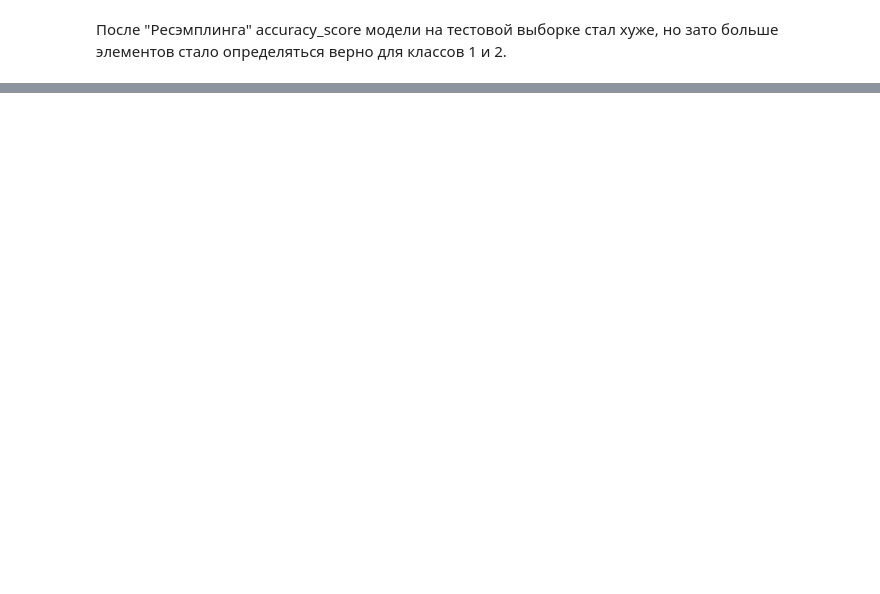
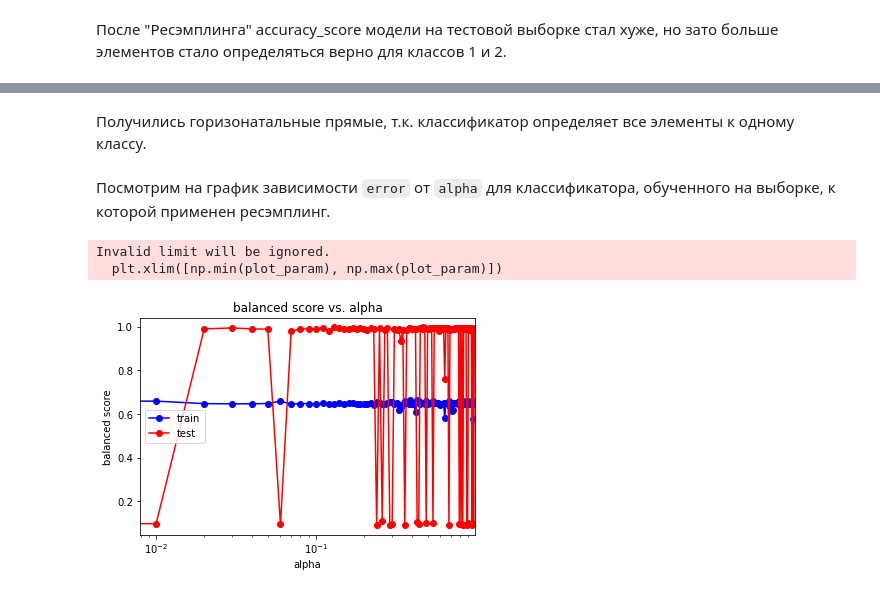
Before and after one commit to Step2Victory/Machine-Learning, a Jupyter notebook: notebook.ipynb, the cells around one changed output, grey strips where cells are left out. Saved outputs shown, nothing was run; the diff lists cells and outputs as text; code cells hidden in the pictures; blank space fills up the shorter version.

```diff
--- a/notebook.ipynb
+++ b/notebook.ipynb
@@ -467,0 +533,9 @@ array([[1545,    9,   41,    2],
+# %%
+mlp_model_resample = MLPClassifier(hidden_layer_sizes = (100,),
+                          solver = 'sgd',
+                          activation = 'tanh',
+                          max_iter=2000,
+                            alpha= 0.001,
+                          random_state = 1)
+# %%
+mlp_model_resample.fit(X_train_resample, Y_train_resample)
@@ -467,0 +634,11 @@ array([[1545,    9,   41,    2],
+# %% [markdown]
+Получились горизонатальные прямые, т.к. классификатор определяет все элементы к одному классу.
+# %% [markdown]
+Посмотрим на график зависимости `error` от `alpha` для классификатора, обученного на выборке, к которой применен ресэмплинг.
+# %%
+plot_scores(get_train_test_error, X_train_resample, Y_train_resample, np.arange(0,1,0.01),
+            'alpha', plot_legend = plot_legend_alpha_err)
+# %% [output]
+Invalid limit will be ignored.
+  plt.xlim([np.min(plot_param), np.max(plot_param)])
+[figure, added]
```
Also changed, not shown: parts of 58 cells of this notebook.
